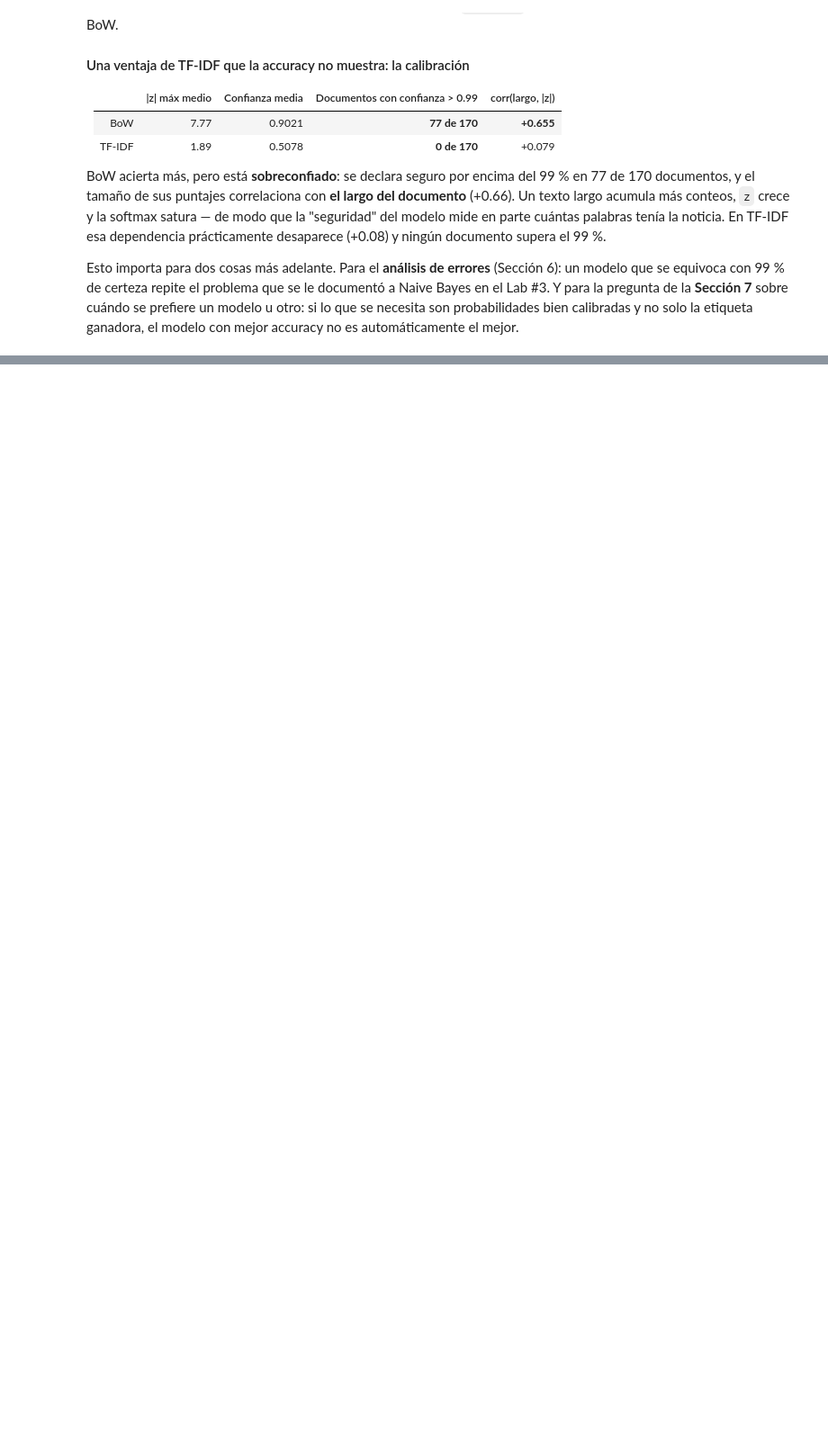
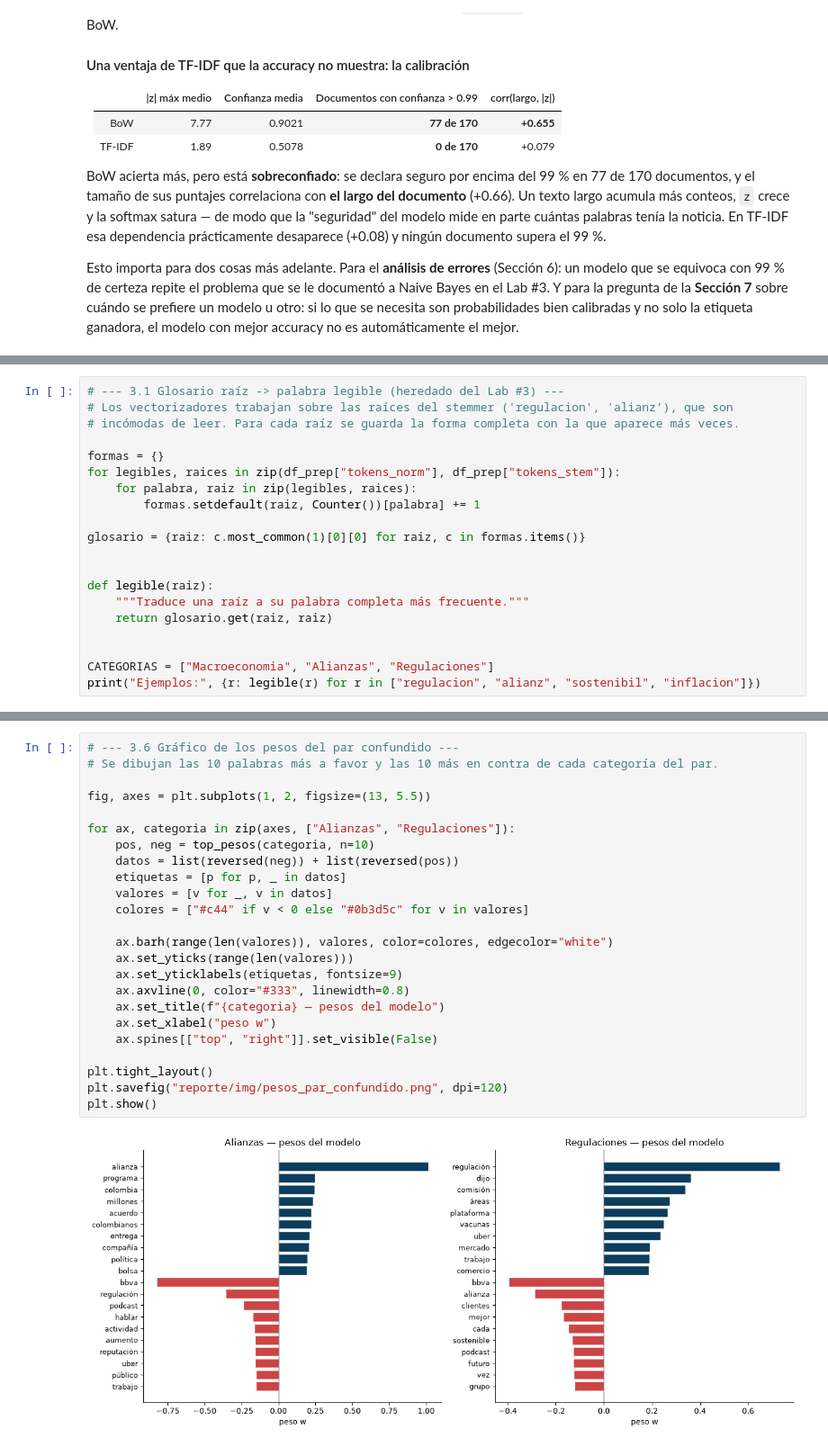
Before and after one commit to MrCifristo/NaturalLanguageProcessing, a Jupyter notebook: lab4-nlp/lab4.ipynb, the cells around one changed output, grey strips where cells are left out. Shown at 90% size. Drawn from its saved outputs; the diff is of its cells as text; blank space fills up the shorter version.

Commit message:
Seccion 3 completa, pendiente respuestas

```diff
--- a/lab4-nlp/lab4.ipynb
+++ b/lab4-nlp/lab4.ipynb
@@ -755,0 +768,20 @@ accuracy no es automáticamente el mejor.
+# %%
+# --- 3.1 Glosario raíz -> palabra legible (heredado del Lab #3) ---
+# Los vectorizadores trabajan sobre las raíces del stemmer ('regulacion', 'alianz'), que son
+# incómodas de leer. Para cada raíz se guarda la forma completa con la que aparece más veces.
+
+formas = {}
+for legibles, raices in zip(df_prep["tokens_norm"], df_prep["tokens_stem"]):
+    for palabra, raiz in zip(legibles, raices):
+        formas.setdefault(raiz, Counter())[palabra] += 1
+
+glosario = {raiz: c.most_common(1)[0][0] for raiz, c in formas.items()}
+
+
+def legible(raiz):
+    """Traduce una raíz a su palabra completa más frecuente."""
+    return glosario.get(raiz, raiz)
+
+
+CATEGORIAS = ["Macroeconomia", "Alianzas", "Regulaciones"]
+print("Ejemplos:", {r: legible(r) for r in ["regulacion", "alianz", "sostenibil", "inflacion"]})
@@ -755,0 +961,26 @@ accuracy no es automáticamente el mejor.
+# %%
+# --- 3.6 Gráfico de los pesos del par confundido ---
+# Se dibujan las 10 palabras más a favor y las 10 más en contra de cada categoría del par.
+
+fig, axes = plt.subplots(1, 2, figsize=(13, 5.5))
+
+for ax, categoria in zip(axes, ["Alianzas", "Regulaciones"]):
+    pos, neg = top_pesos(categoria, n=10)
+    datos = list(reversed(neg)) + list(reversed(pos))
+    etiquetas = [p for p, _ in datos]
+    valores = [v for _, v in datos]
+    colores = ["#c44" if v < 0 else "#0b3d5c" for v in valores]
+
+    ax.barh(range(len(valores)), valores, color=colores, edgecolor="white")
+    ax.set_yticks(range(len(valores)))
+    ax.set_yticklabels(etiquetas, fontsize=9)
+    ax.axvline(0, color="#333", linewidth=0.8)
+    ax.set_title(f"{categoria} — pesos del modelo")
+    ax.set_xlabel("peso w")
+    ax.spines[["top", "right"]].set_visible(False)
+
+plt.tight_layout()
+plt.savefig("reporte/img/pesos_par_confundido.png", dpi=120)
+plt.show()
+# %% [output]
+[figure, added]
```
Also changed, not shown: parts of 7 cells of this notebook, 2 other files.
